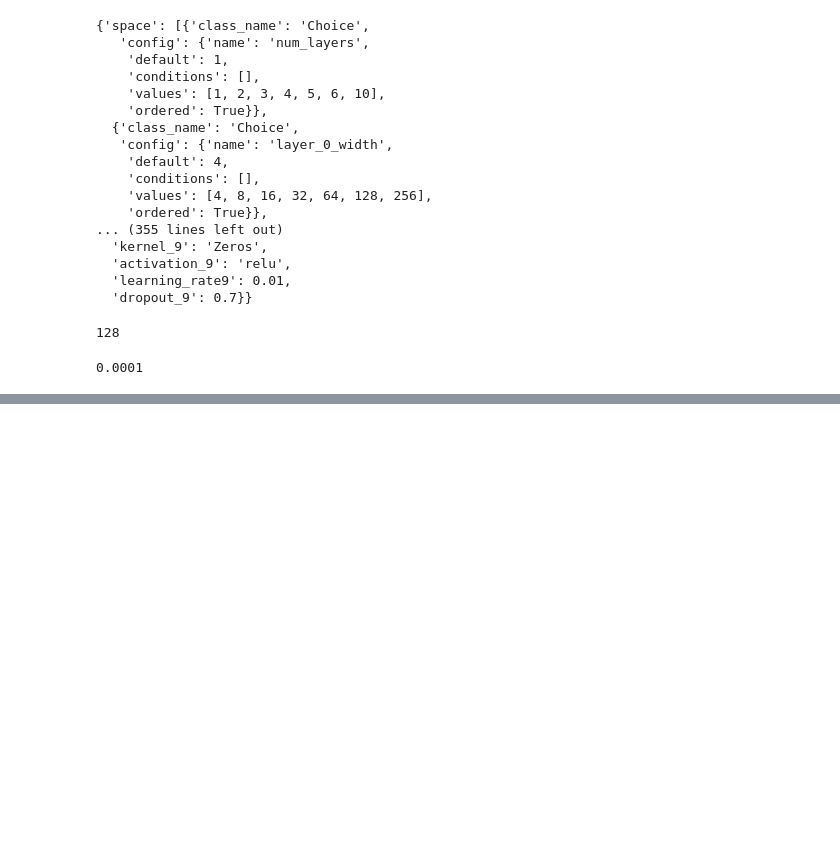
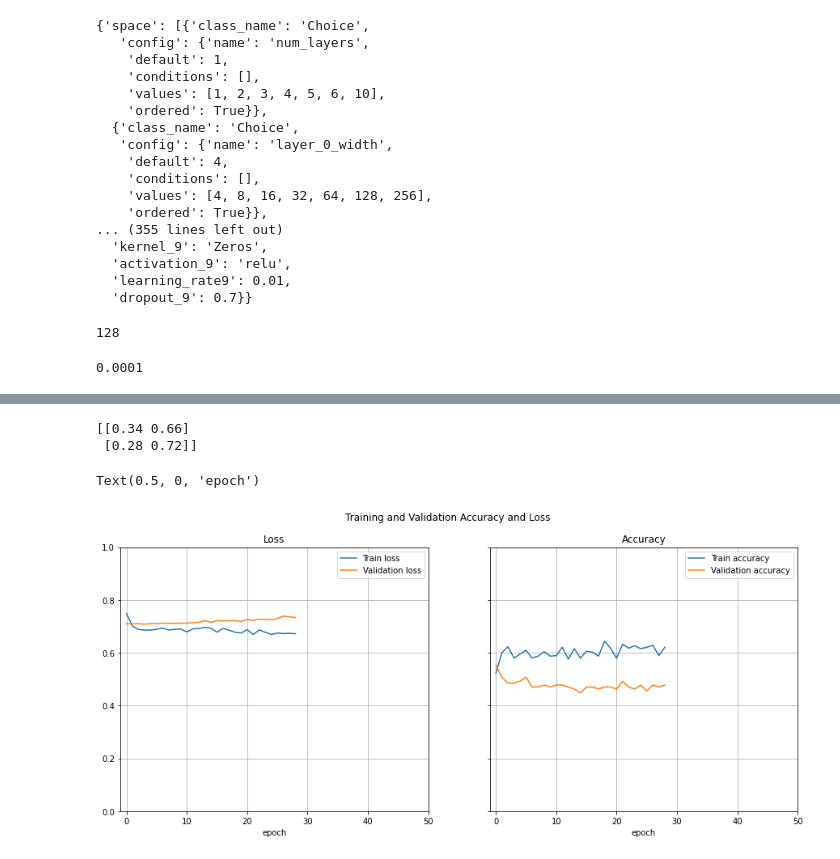
Before and after one commit to LucasMantle/Dissertation, a Jupyter notebook: Overfitting_Code.ipynb, the cells around one changed output, grey strips where cells are left out. Cells and saved outputs as stored; diff of their text form; code cells hidden in the pictures; blank space fills up the shorter version.

```diff
--- a/Overfitting_Code.ipynb
+++ b/Overfitting_Code.ipynb
@@ -503,3 +488,23 @@ x.get('batch_size')
 x.get('learning_rate')
 # %% [output]
 0.0001
+# %%
+x = tuner.get_best_hyperparameters(10)[4]
+df = pd.read_csv('Data/Cleaned/NoFG_Prior_Present.csv')
+train, test = train_test_split(df.sample(frac = 1))
+train, val = train_validation_split(train)
+x_train, y_train, x_val, y_val, x_test, y_test = processing_cv(train, val, test, fg=(False, 0))
+# %%
+early_stop = tf.keras.callbacks.EarlyStopping(
+            monitor='val_loss', min_delta=0, patience=10, verbose=0,
+            mode='min', baseline=None, restore_best_weights=False
+        )
+t = 0
+while t < 0.56:
+    hypermodel = tuner.hypermodel.build(x)
+            # Retrain the model
+    hist = hypermodel.fit(x_train, y_train, epochs=250, validation_data=(x_val, y_val), callbacks =[early_stop], verbose = 0)
+
+    t = hypermodel.evaluate(x_test, y_test)[1]
+    print(t)
+    print(confusion_matrix(y_test, hypermodel.predict(x_test) > 0.5))
@@ -505,0 +529,36 @@ x.get('learning_rate')
+# %%
+print(cm)
+# %% [output]
+[[0.34 0.66]
+ [0.28 0.72]]
+# %%
+import matplotlib.pyplot as plt
+fig, axs = plt.subplots(1,2, sharex=True, sharey=True)
+fig.set_figheight(6)
+fig.set_figwidth(15)
+
+history = hist
+fig.suptitle('Training and Validation Accuracy and Loss')
+axs[0].set_title('Loss')
+axs[0].plot(history.history['loss'], label='Train loss')
+axs[0].plot(history.history['val_loss'], label='Validation loss')
+axs[0].legend()
+axs[0].grid(True)
+axs[0].set_xlim([-1, 50 ])
+axs[0].set_ylim([0,1.0])
+axs[0].set_xlabel('epoch')
+# axs[0, 0].axvline(x=simple_e, color='r', linestyle='--', alpha = 0.5)
+
+
+axs[1].set_title('Accuracy')
+axs[1].plot(history.history['accuracy'], label='Train accuracy')
+axs[1].plot(history.history['val_accuracy'], label='Validation accuracy')
+axs[1].legend()
+axs[1].grid(True)
+axs[1].set_xlim([-1,50])
+axs[1].set_ylim([0,1.0])
+axs[1].set_xlabel('epoch')
+# axs[0, 1].axvline(x=simple_e, color='r', linestyle='--', alpha = 0.5)
+# %% [output]
+Text(0.5, 0, 'epoch')
+[figure, added]
```
Also changed, not shown: parts of 7 cells of this notebook, 3 other files.
